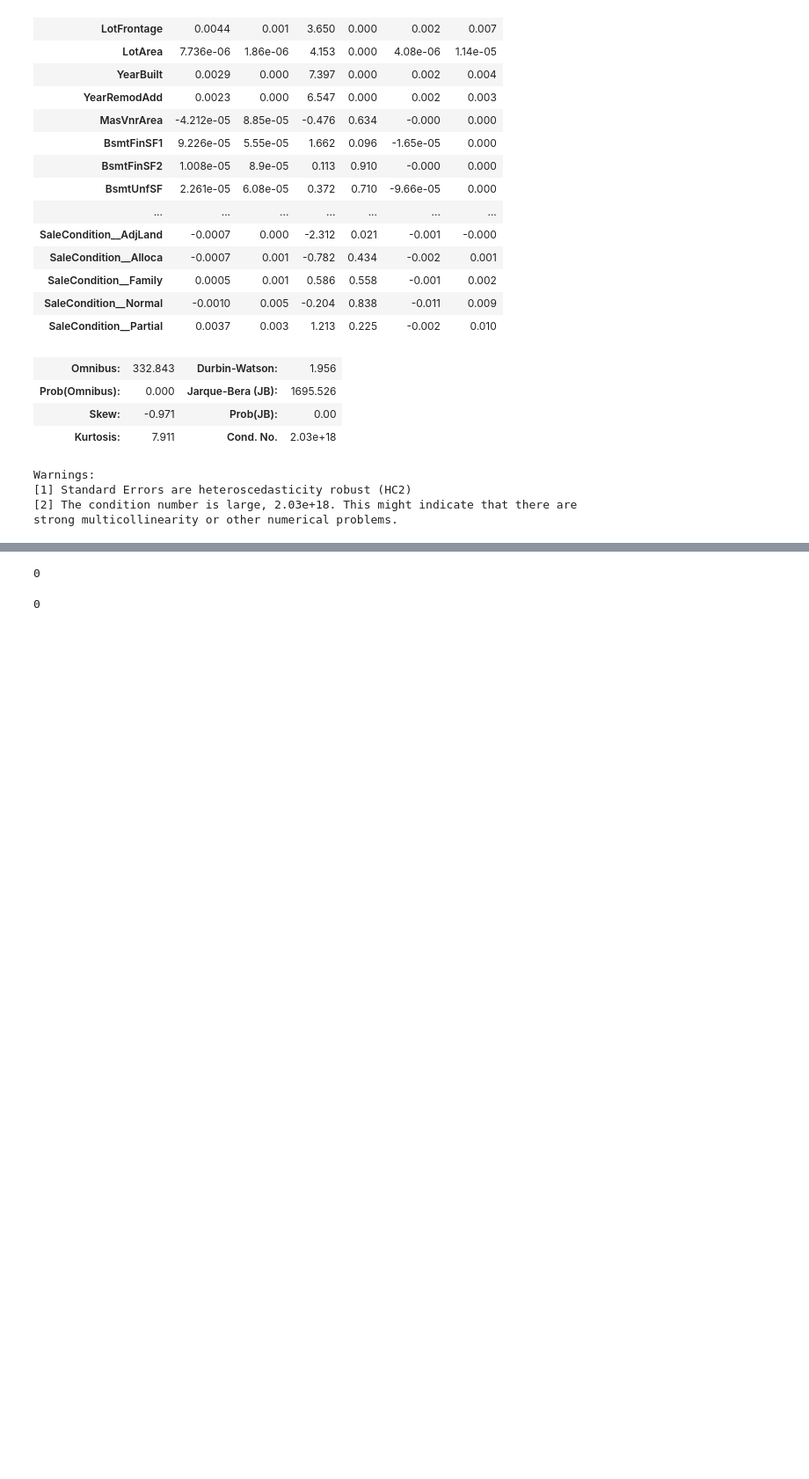
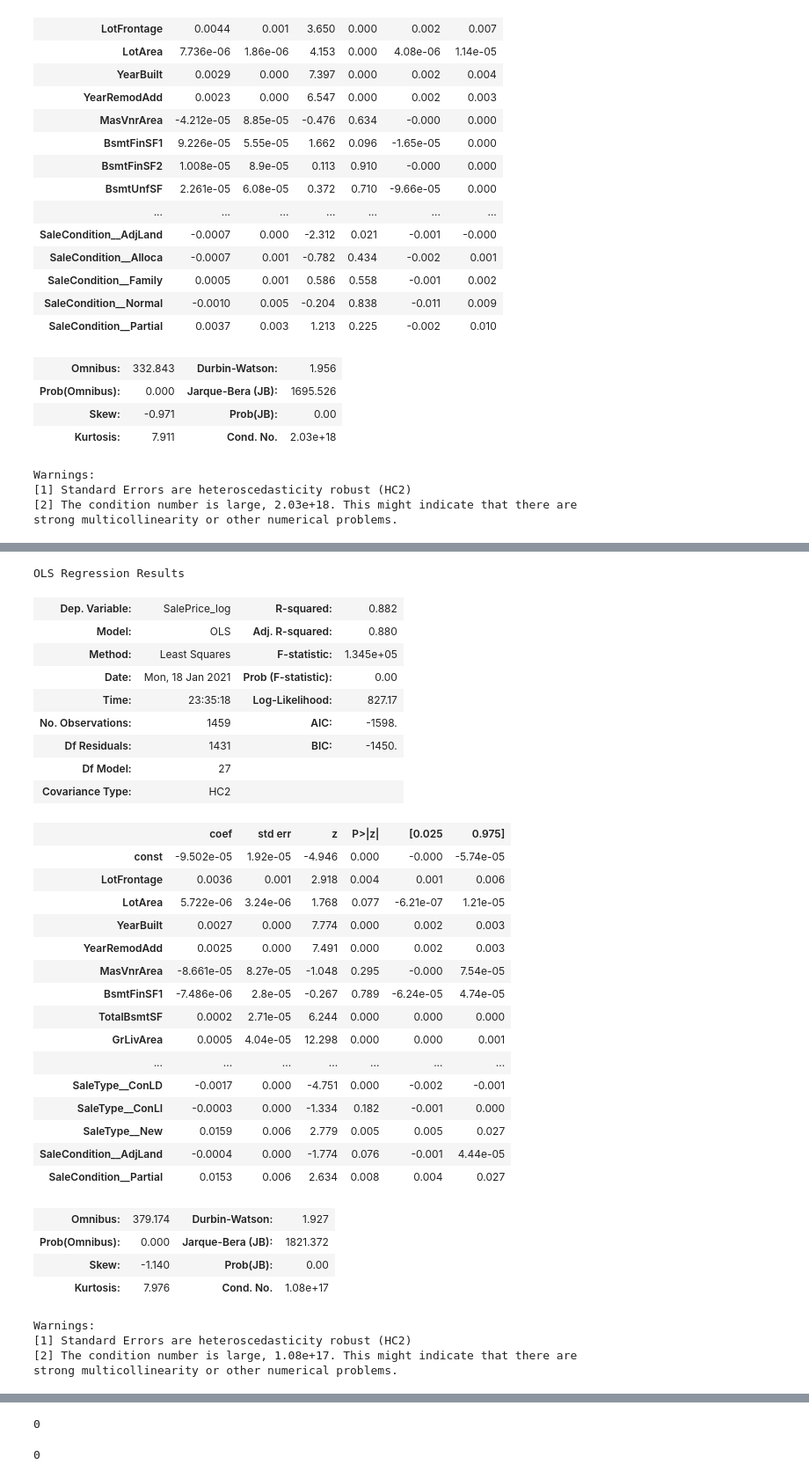
Before and after one commit to cb-ds-1/m3-3-engineering-regression, a Jupyter notebook: workshop.ipynb, the cells around one changed output, grey strips where cells are left out. Shown at 88% size. Saved outputs shown, nothing was run; the diff lists cells and outputs as text; code cells hidden in the pictures; blank space fills up the shorter version.

Commit message:
got feature_sel models from on the line

```diff
--- a/workshop.ipynb
+++ b/workshop.ipynb
@@ -982,0 +1008,47 @@ strong multicollinearity or other numerical problems.
+# %%
+pvals = pd.DataFrame(est_house.pvalues)
+# pvals['pvalue'] = pvals.columns
+pvals.columns = ['pvalue']
+# X_dropped = X.drop(pvals[pvals['pvalue'] >= 0.4].index)
+bye = list(pvals[pvals['pvalue'] >= 0.4].index[1:])
+bye2 = list(pvals[pvals['pvalue'] > 0.05].index[1:])
+X_dropped = X.drop(columns=bye)
+X_dropped_2 = X.drop(columns=bye2)
+# %%
+est_house_1=sm.OLS(y, sm.add_constant(X_dropped)).fit(cov_type='HC2')
+est_house_1.summary()
+# %% [output]
+OLS Regression Results
+| Dep. Variable: | SalePrice_log | R-squared: | 0.882 |
+| Model: | OLS | Adj. R-squared: | 0.880 |
+| Method: | Least Squares | F-statistic: | 1.345e+05 |
+| Date: | Mon, 18 Jan 2021 | Prob (F-statistic): | 0.00 |
+| Time: | 23:35:18 | Log-Likelihood: | 827.17 |
+| No. Observations: | 1459 | AIC: | -1598. |
+| Df Residuals: | 1431 | BIC: | -1450. |
+| Df Model: | 27 |  |  |
+| Covariance Type: | HC2 |  |  |
+|  | coef | std err | z | P>|z| | [0.025 | 0.975] |
+| const | -9.502e-05 | 1.92e-05 | -4.946 | 0.000 | -0.000 | -5.74e-05 |
+| LotFrontage | 0.0036 | 0.001 | 2.918 | 0.004 | 0.001 | 0.006 |
+| LotArea | 5.722e-06 | 3.24e-06 | 1.768 | 0.077 | -6.21e-07 | 1.21e-05 |
+| YearBuilt | 0.0027 | 0.000 | 7.774 | 0.000 | 0.002 | 0.003 |
+| YearRemodAdd | 0.0025 | 0.000 | 7.491 | 0.000 | 0.002 | 0.003 |
+| MasVnrArea | -8.661e-05 | 8.27e-05 | -1.048 | 0.295 | -0.000 | 7.54e-05 |
+| BsmtFinSF1 | -7.486e-06 | 2.8e-05 | -0.267 | 0.789 | -6.24e-05 | 4.74e-05 |
+| TotalBsmtSF | 0.0002 | 2.71e-05 | 6.244 | 0.000 | 0.000 | 0.000 |
+| GrLivArea | 0.0005 | 4.04e-05 | 12.298 | 0.000 | 0.000 | 0.001 |
+| ... | ... | ... | ... | ... | ... | ... |
+| SaleType__ConLD | -0.0017 | 0.000 | -4.751 | 0.000 | -0.002 | -0.001 |
+| SaleType__ConLI | -0.0003 | 0.000 | -1.334 | 0.182 | -0.001 | 0.000 |
+| SaleType__New | 0.0159 | 0.006 | 2.779 | 0.005 | 0.005 | 0.027 |
+| SaleCondition__AdjLand | -0.0004 | 0.000 | -1.774 | 0.076 | -0.001 | 4.44e-05 |
+| SaleCondition__Partial | 0.0153 | 0.006 | 2.634 | 0.008 | 0.004 | 0.027 |
+| Omnibus: | 379.174 | Durbin-Watson: | 1.927 |
+| Prob(Omnibus): | 0.000 | Jarque-Bera (JB): | 1821.372 |
+| Skew: | -1.140 | Prob(JB): | 0.00 |
+| Kurtosis: | 7.976 | Cond. No. | 1.08e+17 |
+Warnings:
+[1] Standard Errors are heteroscedasticity robust (HC2)
+[2] The condition number is large, 1.08e+17. This might indicate that there are
+strong multicollinearity or other numerical problems.
```
Also changed, not shown: parts of 12 cells of this notebook.
